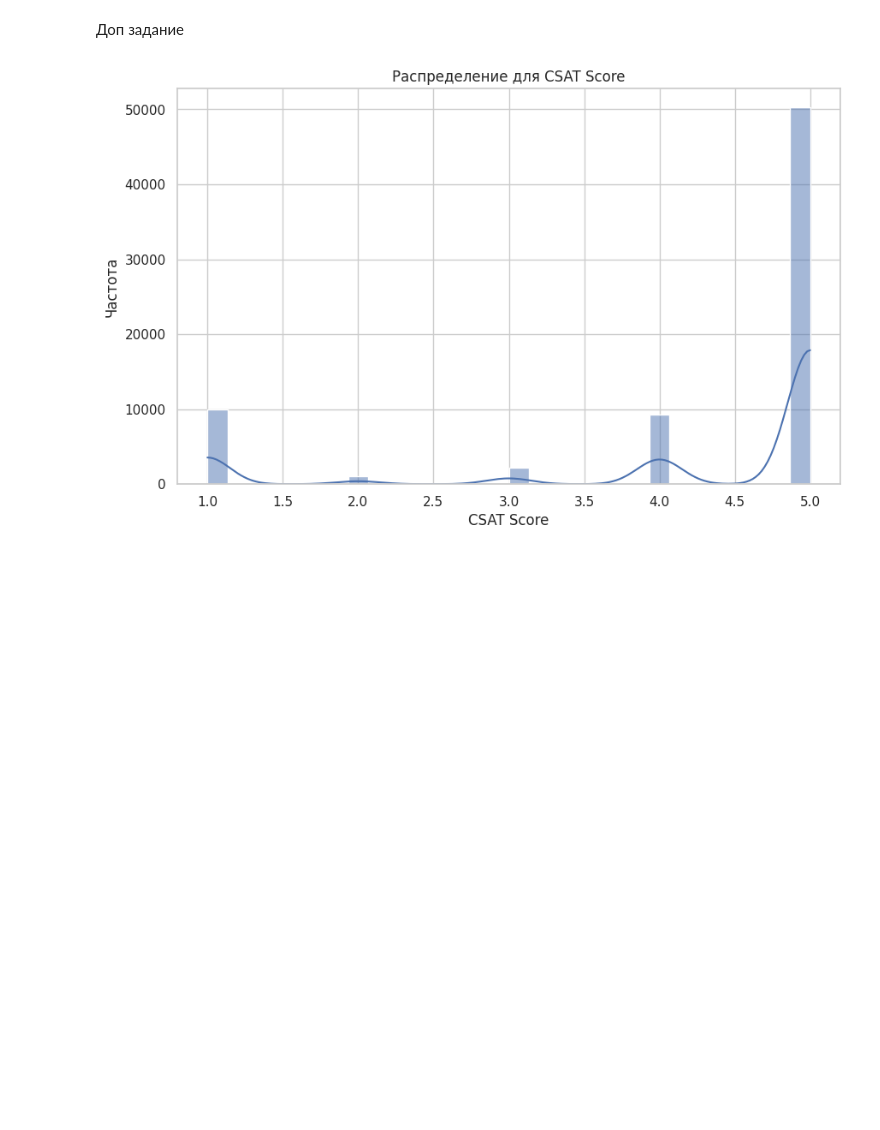
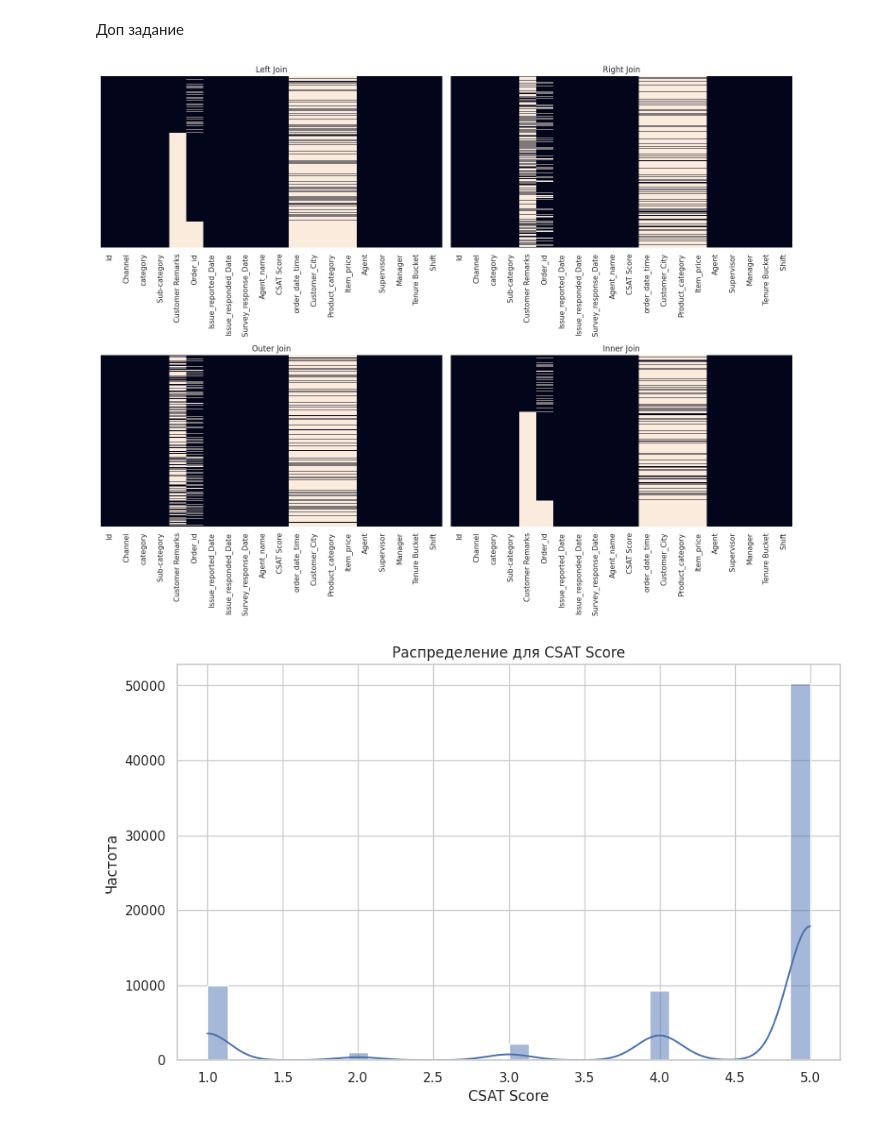
Before and after one commit to woodwyyn/ML, a Jupyter notebook: ML5_1.ipynb, the cells around one changed output. Drawn from its saved outputs; the diff is of its cells as text; code cells hidden in the pictures; blank space fills up the shorter version.

```diff
--- a/ML5_1.ipynb
+++ b/ML5_1.ipynb
@@ -467,6 +467,30 @@ sns.heatmap(data_with_agents.isnull(), yticklabels=False, cbar=False)
 [figure]
 # %% [markdown]
 Доп задание
+# %%
+data_left = data_with_orders.merge(agent_data, how='left', on='Agent_name')
+data_right = data_with_orders.merge(agent_data, how='right', on='Agent_name')
+data_outer = data_with_orders.merge(agent_data, how='outer', on='Agent_name')
+data_inner = data_with_orders.merge(agent_data, how='inner', on='Agent_name')
+
+fig, axes = plt.subplots(2, 2, figsize=(15, 12))
+
+sns.heatmap(data_left.isnull(), yticklabels=False, cbar=False, ax=axes[0, 0])
+axes[0, 0].set_title('Left Join')
+
+sns.heatmap(data_right.isnull(), yticklabels=False, cbar=False, ax=axes[0, 1])
+axes[0, 1].set_title('Right Join')
+
+sns.heatmap(data_outer.isnull(), yticklabels=False, cbar=False, ax=axes[1, 0])
+axes[1, 0].set_title('Outer Join')
+
+sns.heatmap(data_inner.isnull(), yticklabels=False, cbar=False, ax=axes[1, 1])
+axes[1, 1].set_title('Inner Join')
+
+plt.tight_layout()
+plt.show()
+# %% [output]
+[figure, added]
 # %%
 numeric_columns = data_12.select_dtypes(include=['float64', 'int64']).columns
 
```
Also changed, not shown: parts of 2 cells of this notebook.
